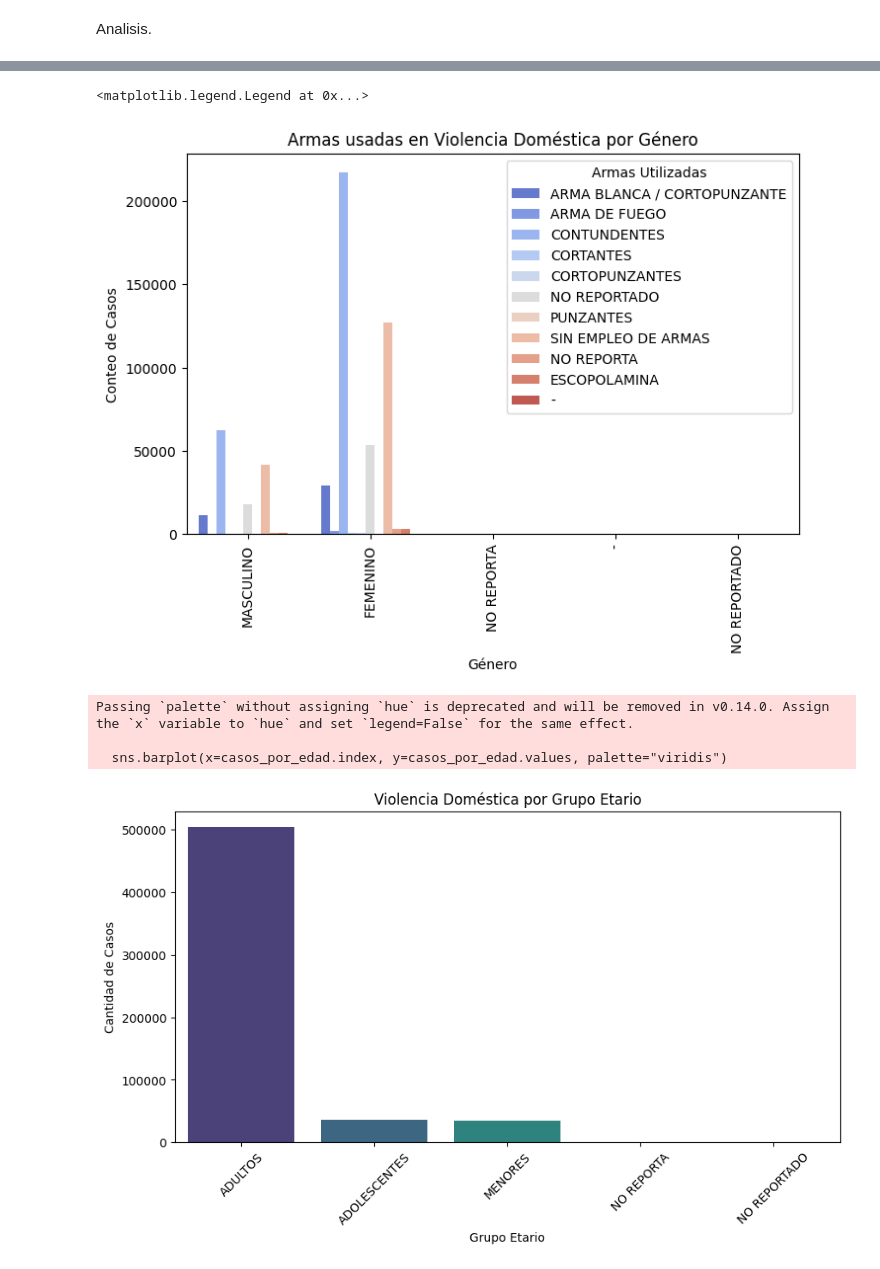
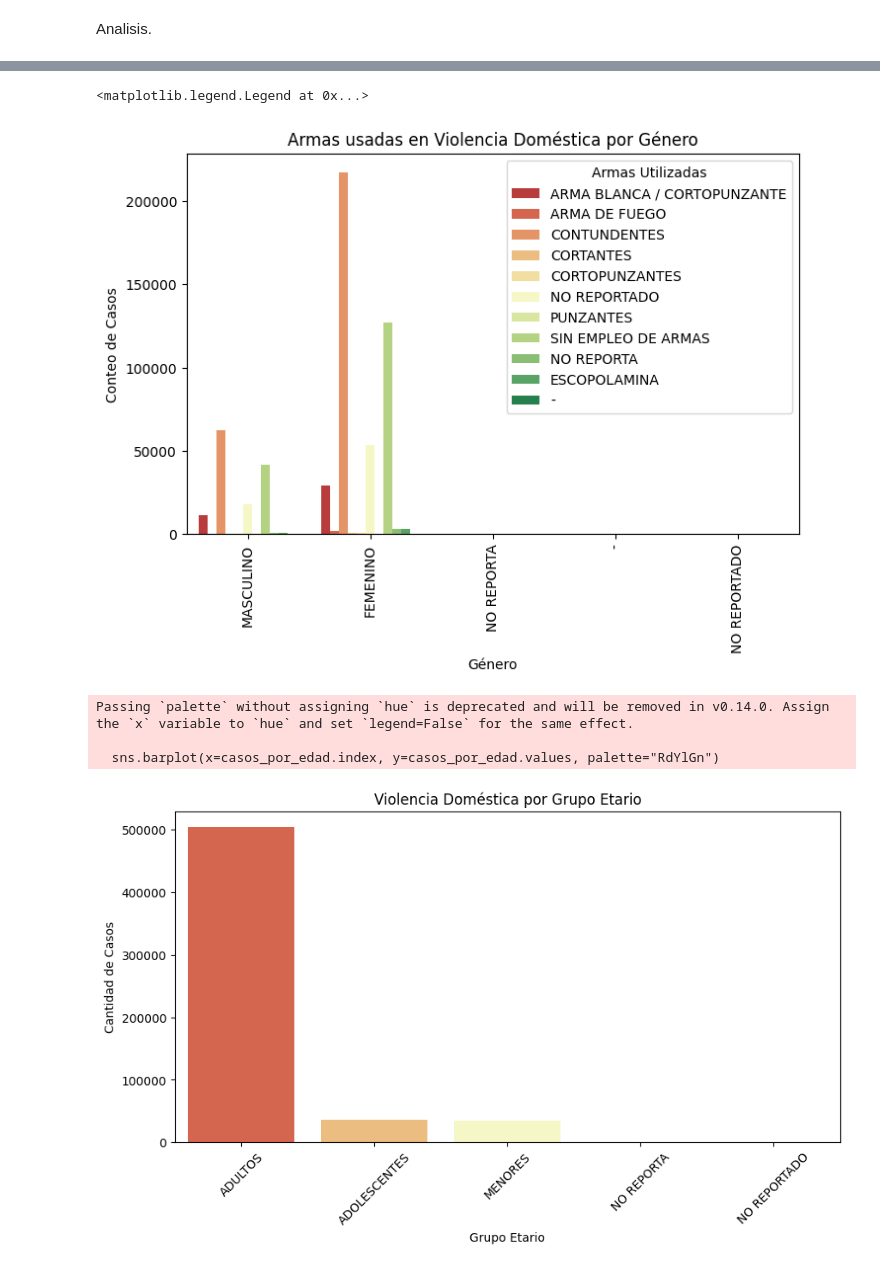
Before and after one commit to MariaIsabelSoto24/Maria_Soto_EA1, a Jupyter notebook: src/pda/Proyecto_Integrador.ipynb, the cells around one changed output, grey strips where cells are left out. Saved outputs shown, nothing was run; the diff lists cells and outputs as text; code cells hidden in the pictures.

```diff
--- a/src/pda/Proyecto_Integrador.ipynb
+++ b/src/pda/Proyecto_Integrador.ipynb
@@ -303,7 +317,7 @@ plt.show()
 # %%
 # Hipótesis: Uso de armas según género
 plt.figure(figsize=(8,5))
-sns.countplot(data=df, x="genero", hue="armas_medios", palette="coolwarm")
+sns.countplot(data=df, x="genero", hue="armas_medios", palette="RdYlGn")
 plt.title("Armas usadas en Violencia Doméstica por Género")
 plt.xlabel("Género")
 plt.ylabel("Conteo de Casos")
@@ -311,19 +325,19 @@ plt.xticks(rotation=90)
 plt.legend(title="Armas Utilizadas")
 # %% [output]
 <matplotlib.legend.Legend at 0x...>
-[figure, old version]
+[figure, new version]
 # %%
 # Hipótesis: Casos por grupo etario
 casos_por_edad = df["grupo_etario"].value_counts()
 plt.figure(figsize=(10,5))
-sns.barplot(x=casos_por_edad.index, y=casos_por_edad.values, palette="viridis")
+sns.barplot(x=casos_por_edad.index, y=casos_por_edad.values, palette="RdYlGn")
 plt.xticks(rotation=45)
 plt.title("Violencia Doméstica por Grupo Etario")
 plt.xlabel("Grupo Etario")
 plt.ylabel("Cantidad de Casos")
 plt.show()
 # %% [output]
 Passing `palette` without assigning `hue` is deprecated and will be removed in v0.14.0. Assign the `x` variable to `hue` and set `legend=False` for the same effect.
 
-  sns.barplot(x=casos_por_edad.index, y=casos_por_edad.values, palette="viridis")
+  sns.barplot(x=casos_por_edad.index, y=casos_por_edad.values, palette="RdYlGn")
-[figure, old version]
+[figure, new version]
```
Also changed, not shown: parts of 12 cells of this notebook, 1 other file.
